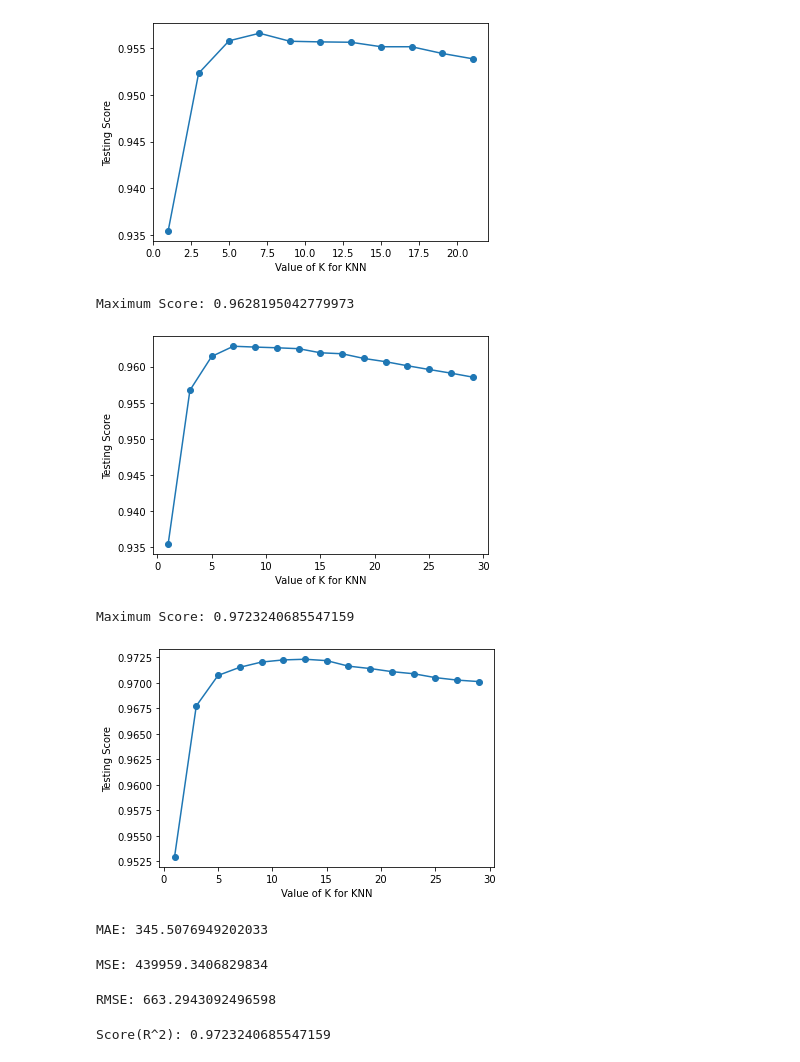
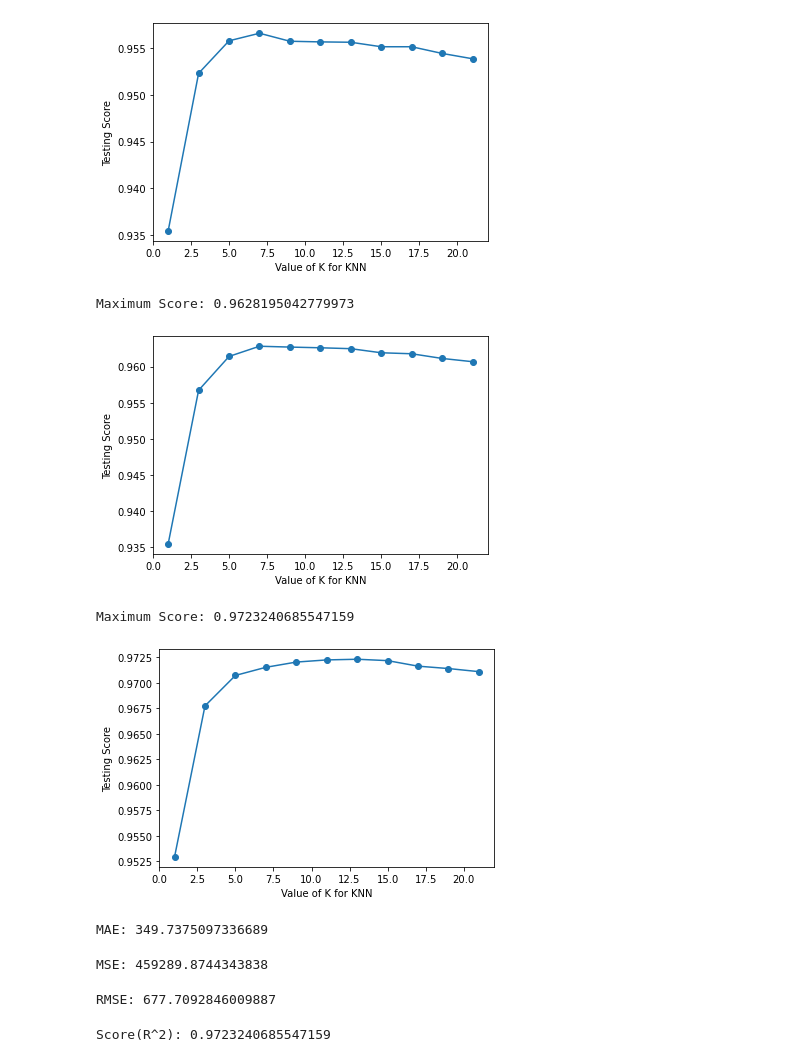
Before and after one commit to s4646/intro-to-data-science, a Jupyter notebook: Regression.ipynb, the cells around one changed output. Cells and saved outputs as stored; diff of their text form; code cells hidden in the pictures.

Commit message:
Finished Regression
Also modified Classification, but no changes were made

```diff
--- a/Regression.ipynb
+++ b/Regression.ipynb
@@ -350,5 +347,5 @@ Score(R^2): -7.04060323410971e-05
 # %%
-linreg = LinearRegression()
-linreg.fit(X_train,y_train)
-pred_linreg = linreg.predict(X_test)
+linreg1 = LinearRegression()
+linreg1.fit(X_train,y_train)
+pred_linreg1 = linreg1.predict(X_test)
 # %%
@@ -387,22 +382,22 @@ print('Maximum Score:',np.array(scores).max())
 Maximum Score: 0.9566014157369214
 [figure]
 # %%
-k_range = list(range(1, 31, 2))
+k_range = list(range(1, 22, 2))
 scores = []
 for k in k_range:
     knn = KNeighborsRegressor(n_neighbors=k, weights='distance')
     knn.fit(X_train,y_train)
     pred = knn.predict(X_test)
     scores.append(knn.score(X_test, y_test))
 plt.plot(k_range, scores, marker='o')
 plt.xlabel('Value of K for KNN')
 plt.ylabel('Testing Score')
 print('Maximum Score:',np.array(scores).max())
 # %% [output]
 Maximum Score: 0.9628195042779973
-[figure, old version]
+[figure, new version]
 # %%
-k_range = list(range(1, 31, 2))
+k_range = list(range(1, 22, 2))
 scores = []
 for k in k_range:
     knn = KNeighborsRegressor(n_neighbors=k, weights='distance', metric='manhattan')
@@ -415,5 +410,5 @@ plt.ylabel('Testing Score')
 print('Maximum Score:',np.array(scores).max())
 # %% [output]
 Maximum Score: 0.9723240685547159
-[figure, old version]
+[figure, new version]
 # %%
@@ -423,13 +418,13 @@ pred_knn = knn.predict(X_test)
 # %%
-print('MAE:',metrics.mean_absolute_error(y_test,pred_knn))
+print('MAE:',metrics.mean_absolute_error(y_test,pred_knn1))
 # %% [output]
-MAE: 345.5076949202033
+MAE: 349.7375097336689
 # %%
-print('MSE:',metrics.mean_squared_error(y_test,pred_knn))
+print('MSE:',metrics.mean_squared_error(y_test,pred_knn1))
 # %% [output]
-MSE: 439959.3406829834
+MSE: 459289.8744343838
 # %%
-print('RMSE:',np.sqrt(metrics.mean_squared_error(y_test,pred_knn)))
+print('RMSE:',np.sqrt(metrics.mean_squared_error(y_test,pred_knn1)))
 # %% [output]
-RMSE: 663.2943092496598
+RMSE: 677.7092846009887
 # %%
```
Also changed, not shown: parts of 58 cells of this notebook, 1 other file.
